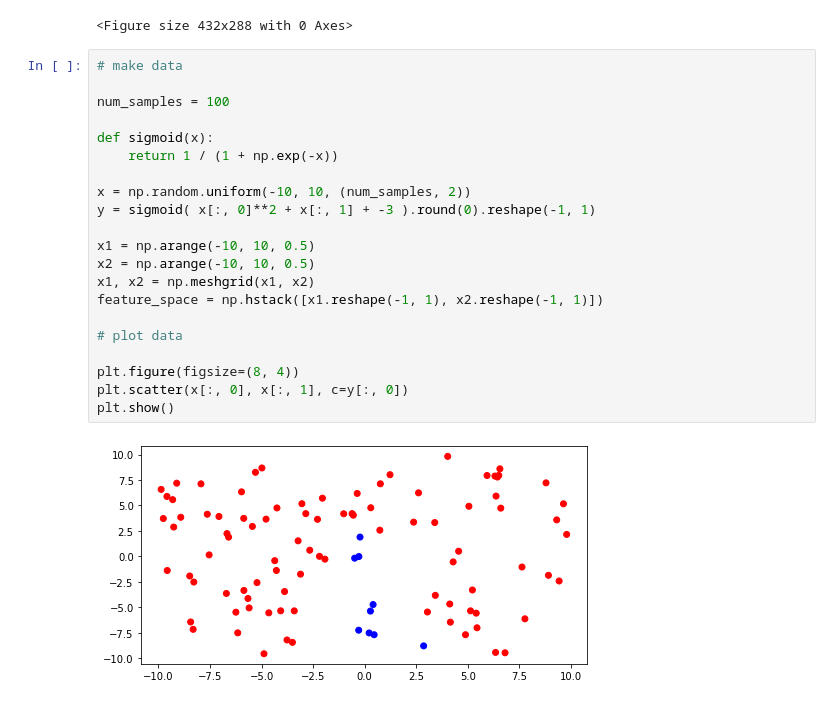
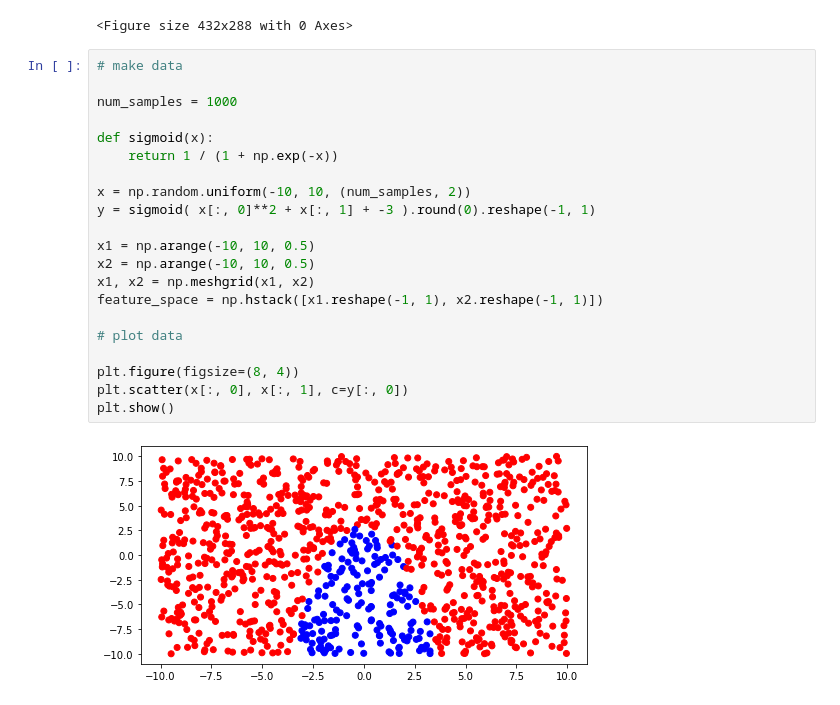
Before and after one commit to James-Montgomery/kassandra, a Jupyter notebook: notebooks/classification_quickstart.ipynb, the cells around one changed output. Drawn from its saved outputs; the diff is of its cells as text.

```diff
--- a/notebooks/classification_quickstart.ipynb
+++ b/notebooks/classification_quickstart.ipynb
@@ -15,26 +15,26 @@ plt.set_cmap('bwr')
 # %%
 # make data
 
-num_samples = 100
+num_samples = 1000
 
 def sigmoid(x):
     return 1 / (1 + np.exp(-x))
 
 x = np.random.uniform(-10, 10, (num_samples, 2))
 y = sigmoid( x[:, 0]**2 + x[:, 1] + -3 ).round(0).reshape(-1, 1)
 
 x1 = np.arange(-10, 10, 0.5)
 x2 = np.arange(-10, 10, 0.5)
 x1, x2 = np.meshgrid(x1, x2)
 feature_space = np.hstack([x1.reshape(-1, 1), x2.reshape(-1, 1)])
 
 # plot data
 
 plt.figure(figsize=(8, 4))
 plt.scatter(x[:, 0], x[:, 1], c=y[:, 0])
 plt.show()
 # %% [output]
-[figure, old version]
+[figure, new version]
 # %%
 # MLP (epistemic - No)
 
```
Also changed, not shown: parts of 1 cell of this notebook, 2 other files.
